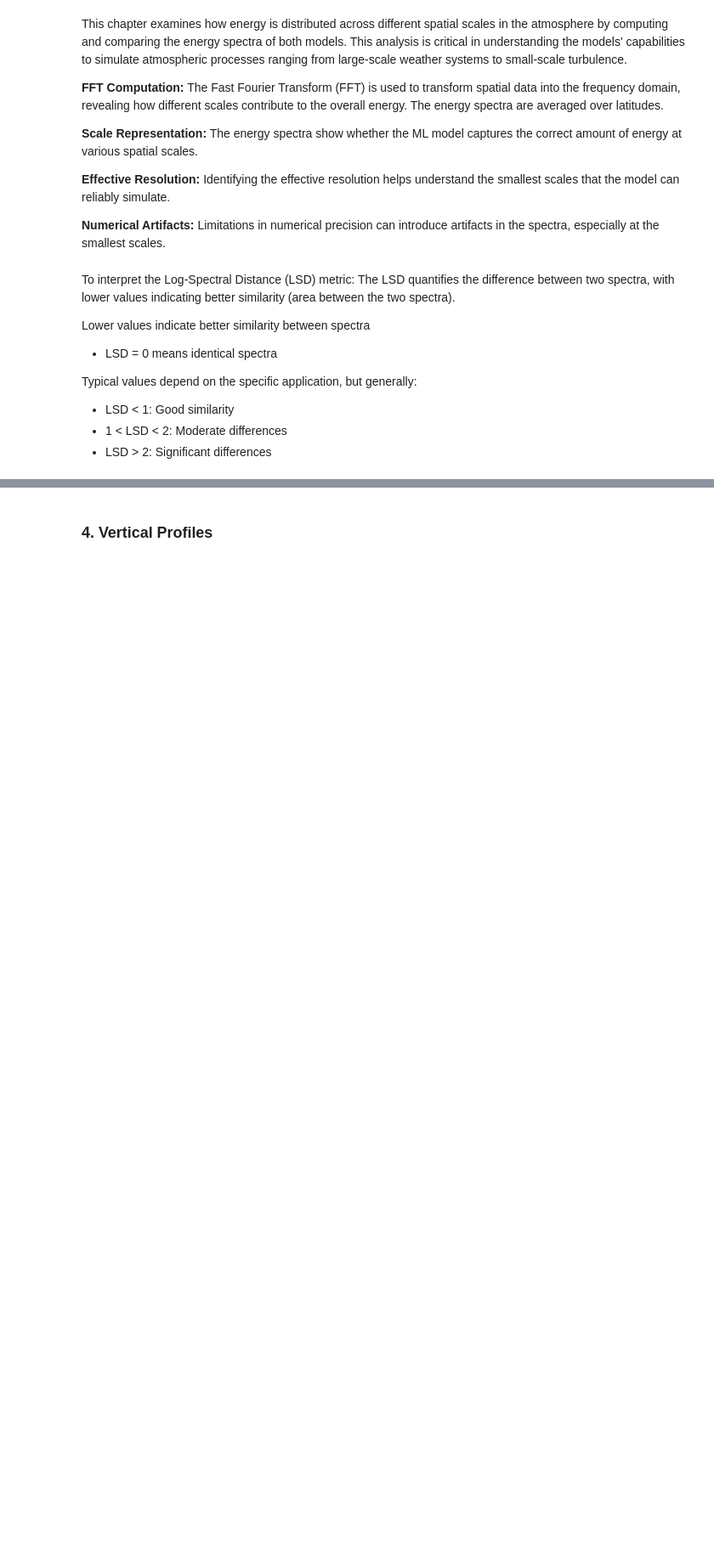
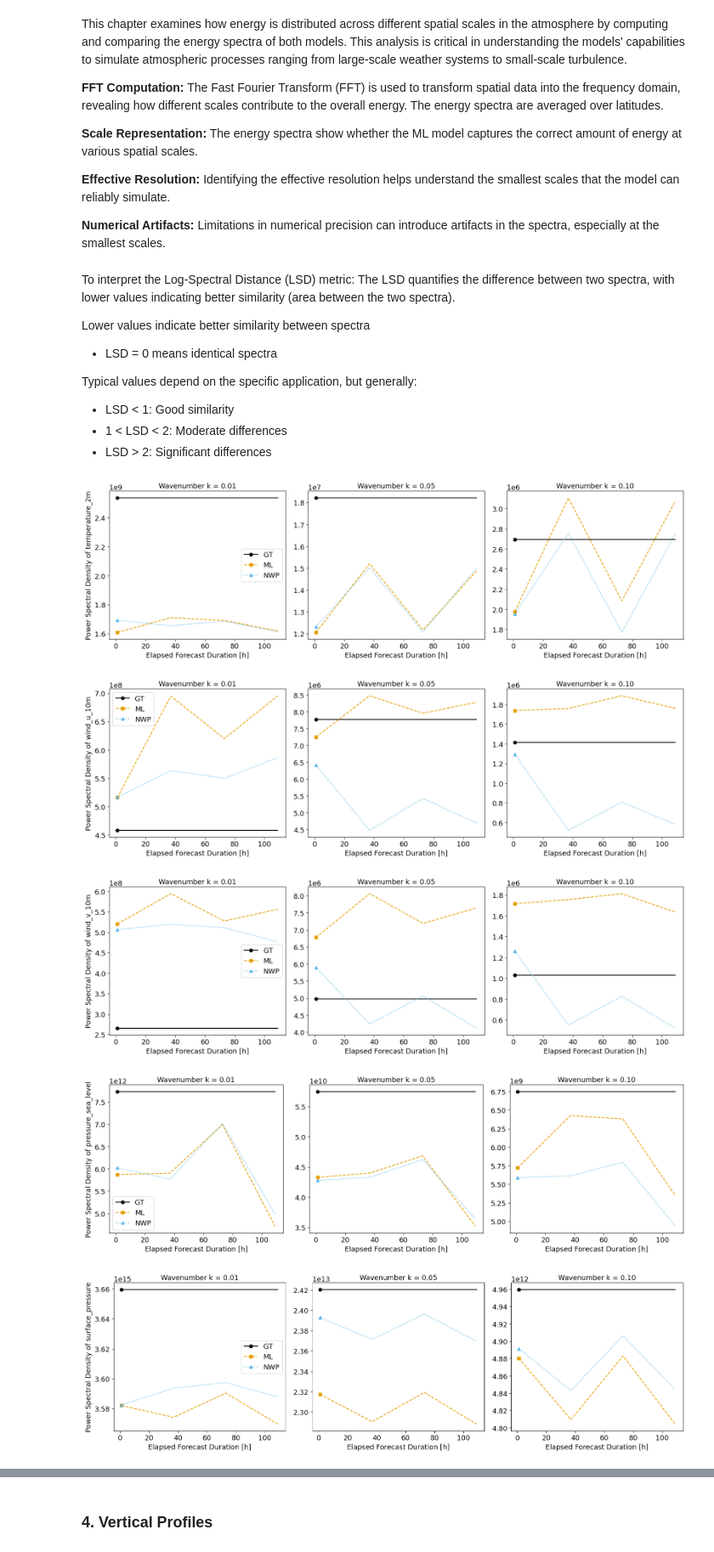
Before and after one commit to joeloskarsson/neural-lam-dev, a Jupyter notebook: docs/notebooks/verification_gridded_cosmo.ipynb, the cells around one changed output, grey strips where cells are left out. Shown at 85% size. Drawn from its saved outputs; the diff is of its cells as text; code cells hidden in the pictures; blank space fills up the shorter version.

```diff
--- a/docs/notebooks/verification_gridded_cosmo.ipynb
+++ b/docs/notebooks/verification_gridded_cosmo.ipynb
@@ -495,7 +512,6 @@ Data variables: (12/17)
 ds_nwp = xr.open_zarr(PATH_NWP)
 ds_nwp = ds_nwp.sel(y=slice(*Y), x=slice(*X), time=slice(*START_TIMES))
 # The NWP data starts at elapsed forecast duration 0 = start_time
-ds_nwp = ds_nwp.drop_isel(lead_time=0).isel(lead_time=ELAPSED_FORECAST_DURATION)
 ds_nwp = ds_nwp[VARIABLES_NWP.keys()].rename(VARIABLES_NWP)
 ds_nwp = ds_nwp.rename_dims({
     "lead_time": "elapsed_forecast_duration",
@@ -515,18 +531,14 @@ ds_nwp = ds_nwp.assign_coords(
     )
 )
 
-# Get the first timestep of precipitation (already hourly)
-precip_first = ds_nwp.precipitation.isel(elapsed_forecast_duration=0)
-# Calculate hourly values by taking differences along elapsed_forecast_duration
-precip_hourly = ds_nwp.precipitation.diff(dim="elapsed_forecast_duration")
-
-# Combine first timestep with hourly differences
-precip_combined = xr.concat(
-    [precip_first.expand_dims("elapsed_forecast_duration"), precip_hourly],
-    dim="elapsed_forecast_duration",
+# # Calculate hourly values by taking differences along elapsed_forecast_duration
+ds_nwp["precipitation"] = ds_nwp.precipitation.diff(
+    dim="elapsed_forecast_duration"
 )
-# Replace the accumulated precipitation with hourly values
-ds_nwp["precipitation"] = precip_combined
+# The NWP data starts at elapsed forecast duration 0 = start_time
+ds_nwp = ds_nwp.drop_isel(elapsed_forecast_duration=0).isel(
+    elapsed_forecast_duration=ELAPSED_FORECAST_DURATION
+)
 
 ds_nwp = ds_nwp.transpose("start_time", "elapsed_forecast_duration", "x", "y")
 ds_nwp = ds_nwp[
@@ -1675,7 +1719,7 @@ def plot_wavenumber_evolution(
         if var not in ds_ml:
             continue
 
-        _, axes = plt.subplots(1, len(wavenumbers), figsize=(16, 5), dpi=DPI)
+        fig, axes = plt.subplots(1, len(wavenumbers), figsize=(16, 5), dpi=DPI)
         forecast_times = ds_ml.elapsed_forecast_duration.values
 
         for idx, target_k in enumerate(wavenumbers):
@@ -1716,6 +1760,18 @@ def plot_wavenumber_evolution(
 
             # Plot evolution for current wavenumber
             hours = forecast_times / np.timedelta64(1, "h")
+
+            export_table(
+                pd.DataFrame(
+                    {key.upper(): values for key, values in spectra.items() if values},
+                    index=hours,
+                ).rename_axis(
+                    index="Elapsed Forecast Duration [h]",
+                    columns=f"Power Spectral Density (k={target_k:.2e})"
+                ),
+                f"wavenumber_evolution_{var}_k{target_k:.2e}"
+            )
+
             for key, values in spectra.items():
                 if not values:
                     continue
@@ -1725,34 +1781,37 @@ def plot_wavenumber_evolution(
                     values,
                     color=COLORS[key],
                     linestyle=LINE_STYLES[key][0],
                     marker=LINE_STYLES[key][1],
                     label=key.upper(),
                     markevery=5,
                 )
 
             # Add titles and labels
             axes[idx].set_title(f"Wavenumber k = {target_k:.2f}")
             axes[idx].set_xlabel("Elapsed Forecast Duration [h]")
             if idx == 0:
                 axes[idx].set_ylabel(f"Power Spectral Density of {var}")
                 axes[idx].legend()
 
         plt.tight_layout()
-        save_plot(
-            plt.gcf(),
-            f"wavenumber_evolution_{var}",
-        )
+        save_plot(fig, f"wavenumber_evolution_{var}", remove_title=False)
 
 
 with LocalCluster(
     n_workers=16,
     threads_per_worker=1,
     memory_limit="16GB",
 ) as cluster:
     with Client(cluster) as client:
         plot_wavenumber_evolution(
             ds_gt.isel(time=slice(None, None, SUBSAMPLE_HISTOGRAM)),
             ds_nwp.isel(start_time=slice(None, None, SUBSAMPLE_HISTOGRAM)),
             ds_ml.isel(start_time=slice(None, None, SUBSAMPLE_HISTOGRAM)),
             variables=VARIABLES_GROUND_TRUTH.values(),
         )
+# %% [output]
+[figure, added]
+[figure, added]
+[figure, added]
+[figure, added]
+[figure, added]
```
Also changed, not shown: parts of 17 cells of this notebook, 2 other files.
